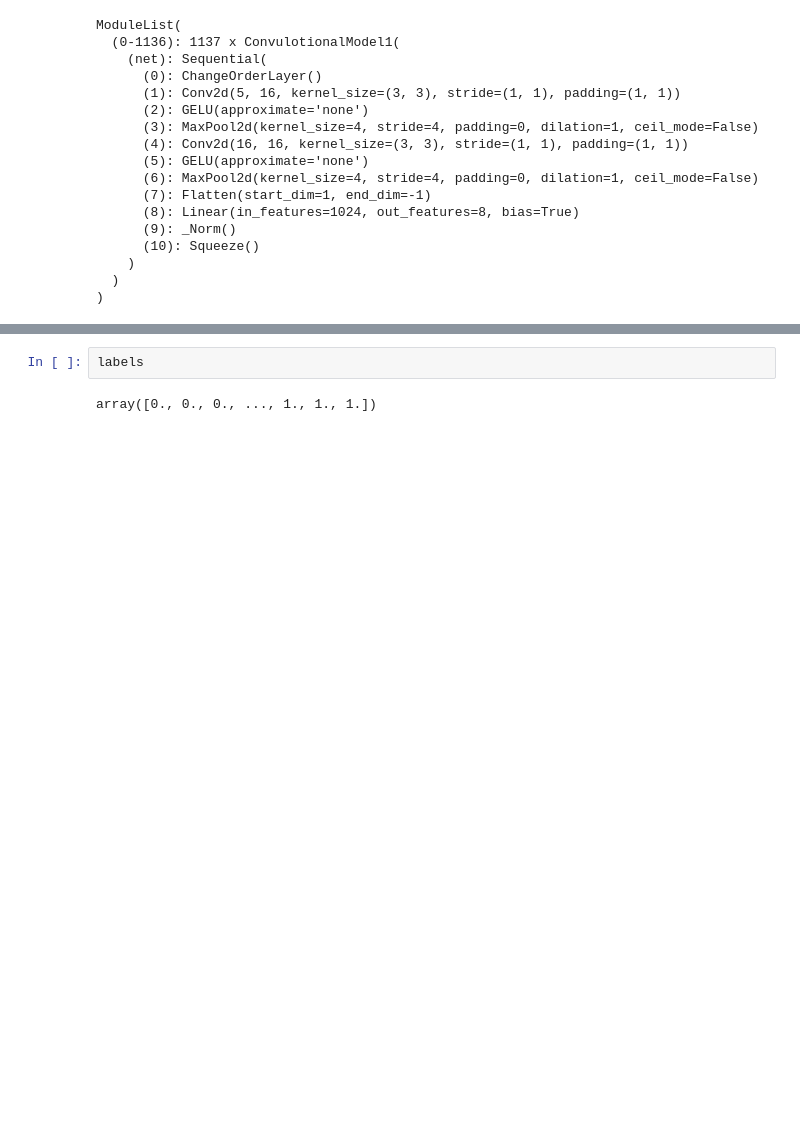
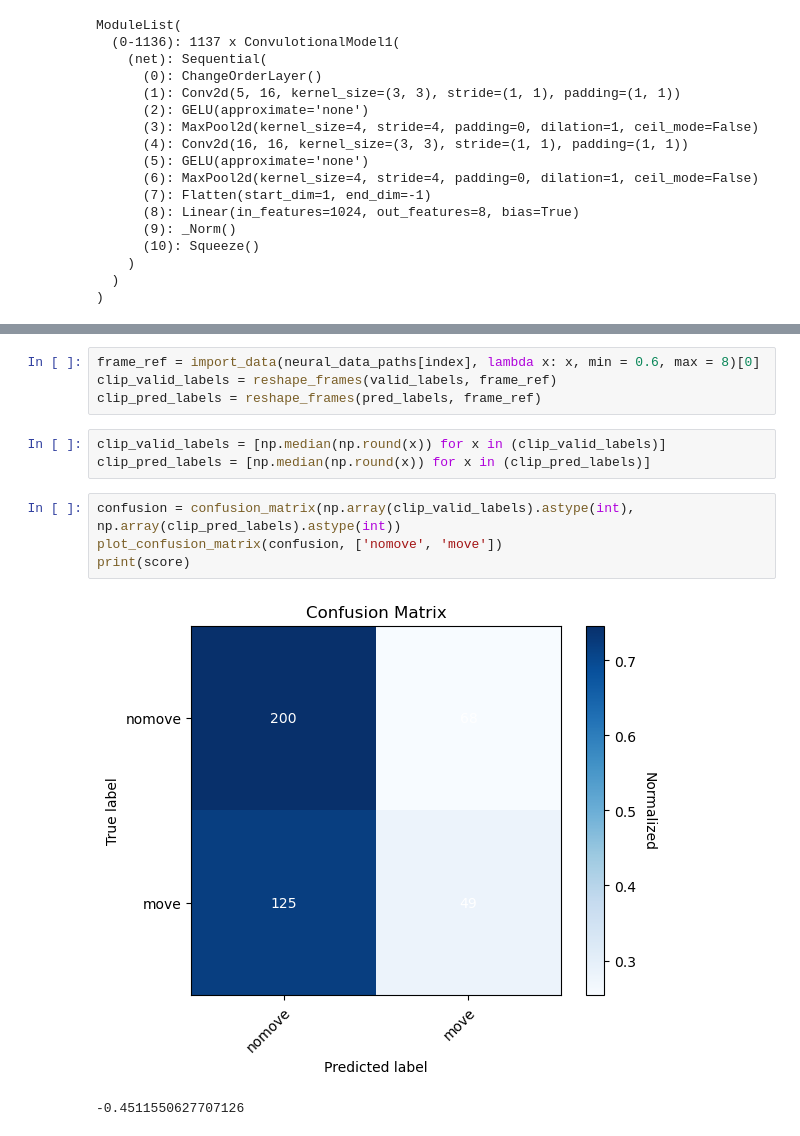
Before and after one commit to Tsuchijo/CEBRA-training, a Jupyter notebook: train_classifier.ipynb, the cells around one changed output, grey strips where cells are left out. Drawn from its saved outputs; the diff is of its cells as text; blank space fills up the shorter version.

Commit message:
Added code for processing whole clips at once

```diff
--- a/train_classifier.ipynb
+++ b/train_classifier.ipynb
@@ -428,7 +428,17 @@ print(score)
-# %%
-labels
-# %% [output]
-array([0., 0., 0., ..., 1., 1., 1.])
+# %%
+frame_ref = import_data(neural_data_paths[index], lambda x: x, min = 0.6, max = 8)[0]
+clip_valid_labels = reshape_frames(valid_labels, frame_ref)
+clip_pred_labels = reshape_frames(pred_labels, frame_ref)
+# %%
+clip_valid_labels = [np.median(np.round(x)) for x in (clip_valid_labels)]
+clip_pred_labels = [np.median(np.round(x)) for x in (clip_pred_labels)]
+# %%
+confusion = confusion_matrix(np.array(clip_valid_labels).astype(int), np.array(clip_pred_labels).astype(int))
+plot_confusion_matrix(confusion, ['nomove', 'move'])
+print(score)
+# %% [output]
+[figure, added]
+-0.4511550627707126
 # %%
 embeddings = []
 valid_embeddings = []
```
Also changed, not shown: parts of 4 cells of this notebook, 3 other files.
